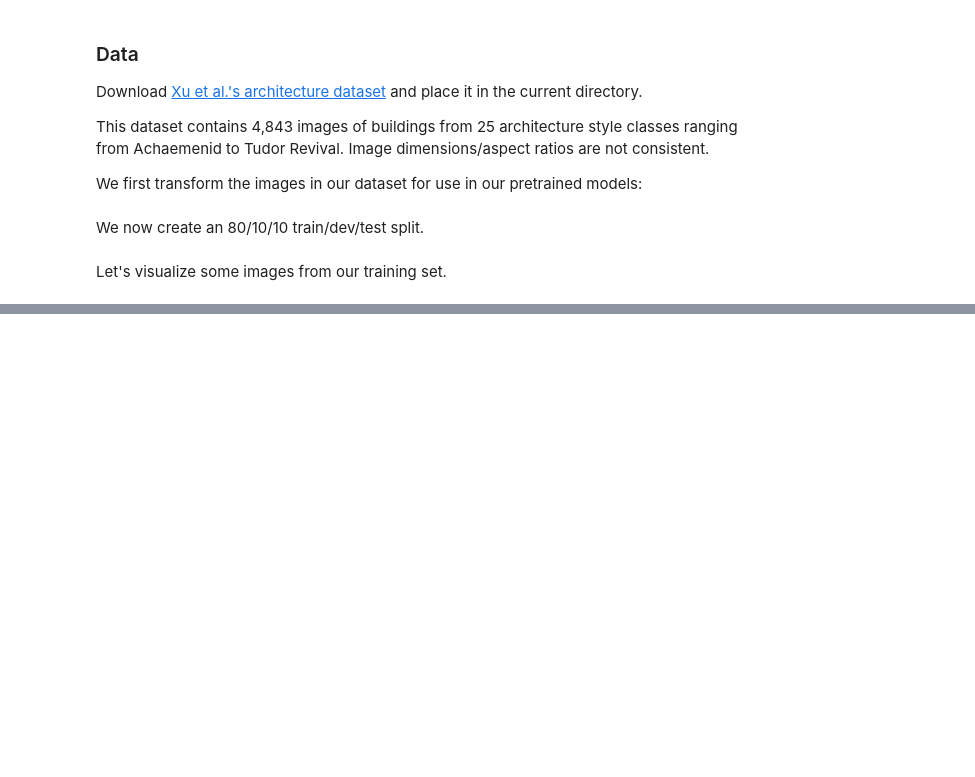
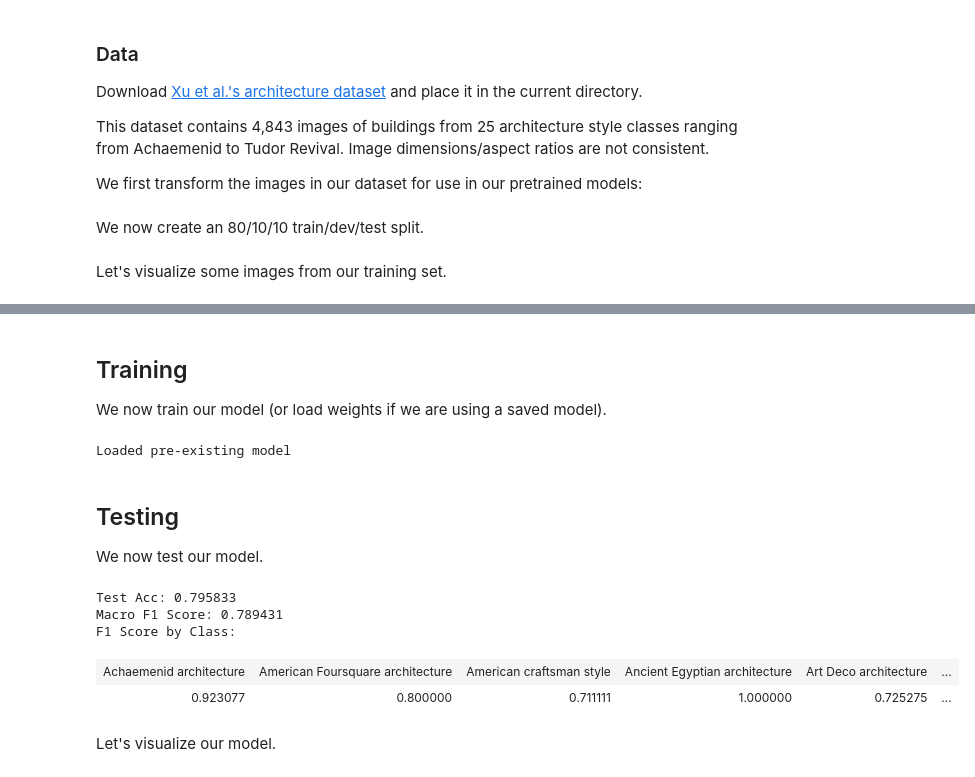
Before and after one commit to carolineh101/deep-learning-architecture, a Jupyter notebook: classify.ipynb, the cells around one changed output, grey strips where cells are left out. Drawn from its saved outputs; the diff is of its cells as text; code cells hidden in the pictures; blank space fills up the shorter version.

```diff
--- a/classify.ipynb
+++ b/classify.ipynb
@@ -145,5 +182,11 @@ We shall test fine-tuning and fixed feature extraction in our models to classify
+# %%
+model = create_model()
+# %% [markdown]
+## Training
+
+We now train our model (or load weights if we are using a saved model).
 # %%
-def train_model(model, dataloaders, criterion, optimizer, scheduler, num_epochs=25):
+def train_model(model, criterion, optimizer, scheduler, num_epochs=25):
     since = time.time()
 
     best_model_wts = copy.deepcopy(model.state_dict())
@@ -202,11 +245,13 @@ def train_model(model, dataloaders, criterion, optimizer, scheduler, num_epochs=
             epoch_acc = running_corrects.double() / dataset_sizes[phase]
             epoch_f1_macro = f1_score(y_true, y_pred, labels=class_names, average='macro')
             epoch_f1_per_class = f1_score(y_true, y_pred, labels=class_names, average=None)
+            epoch_f1_per_class = ['{:4f}'.format(x) for x in epoch_f1_per_class]
 
             print('{} Loss: {:.4f} Acc: {:.4f}'.format(
                 phase, epoch_loss, epoch_acc))
             print('Macro F1 Score: {:4f}'.format(epoch_f1_macro))
-            print(epoch_f1_per_class)
+            print('F1 Score by Class:')
+            display(HTML(tabulate.tabulate([class_names, epoch_f1_per_class], tablefmt='html')))
 
             # deep copy the model
             if phase == 'dev' and epoch_acc > best_acc:
@@ -223,4 +268,19 @@ def train_model(model, dataloaders, criterion, optimizer, scheduler, num_epochs=
     # load best model weights
     model.load_state_dict(best_model_wts)
     return model
+# %%
+if use_model_path is False or not os.path.exists(model_path):  # Train
+    optimizer = optim.Adam(model.parameters())
+    train_model(model, nn.CrossEntropyLoss(), optimizer,
+                lr_scheduler.StepLR(optimizer, step_size=7, gamma=0.1))
+    torch.save(model.state_dict(), model_path)
+else:  # Load pre-existing model
+    model.load_state_dict(torch.load(model_path))
+    print('Loaded pre-existing model')
+# %% [output]
+Loaded pre-existing model
+# %% [markdown]
+## Testing
+
+We now test our model.
 # %%
@@ -252,2 +314,13 @@ def test_model(model, dataloaders):
     return model, confusion_matrix.value()
+# %%
+if model_name == 'inception': model.aux_logits = False
+model, confusion_matrix = test_model(model)
+# %% [output]
+Test Acc: 0.795833
+Macro F1 Score: 0.789431
+F1 Score by Class:
+| Achaemenid architecture | American Foursquare architecture | American craftsman style | Ancient Egyptian architecture | Art Deco architecture | ... |
+| 0.923077 | 0.800000 | 0.711111 | 1.000000 | 0.725275 | ... |
+# %% [markdown]
+Let's visualize our model.
 # %%
```
Also changed, not shown: parts of 26 cells of this notebook.
